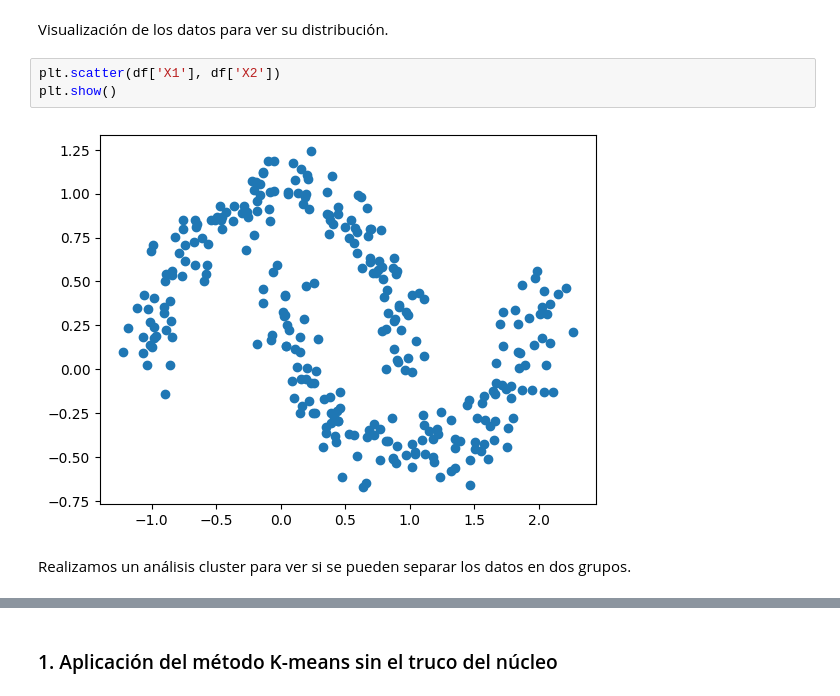
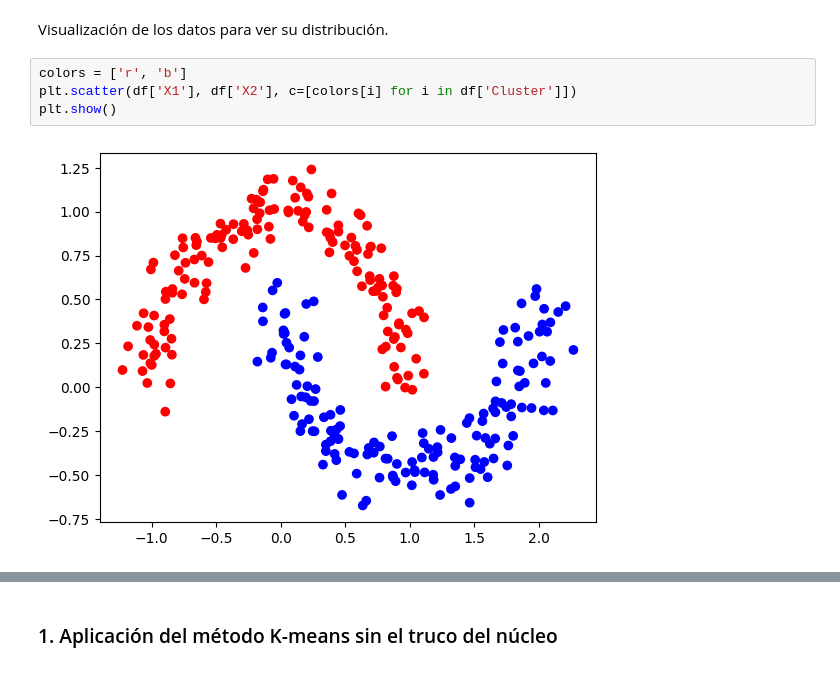
Before and after one commit to a21lofese/SAA, a Jupyter notebook: Kmeans/nucleo.ipynb, the cells around one changed output, grey strips where cells are left out. Cells and saved outputs as stored; diff of their text form.

```diff
--- a/Kmeans/nucleo.ipynb
+++ b/Kmeans/nucleo.ipynb
@@ -25,9 +25,8 @@ df.head()
 # %% [markdown]
 Visualización de los datos para ver su distribución.
 # %%
-plt.scatter(df['X1'], df['X2'])
+colors = ['r', 'b']
+plt.scatter(df['X1'], df['X2'], c=[colors[i] for i in df['Cluster']])
 plt.show()
 # %% [output]
-[figure, old version]
+[figure, new version]
-# %% [markdown]
-Realizamos un análisis cluster para ver si se pueden separar los datos en dos grupos.
```
Also changed, not shown: parts of 21 cells of this notebook, 9 other files.
